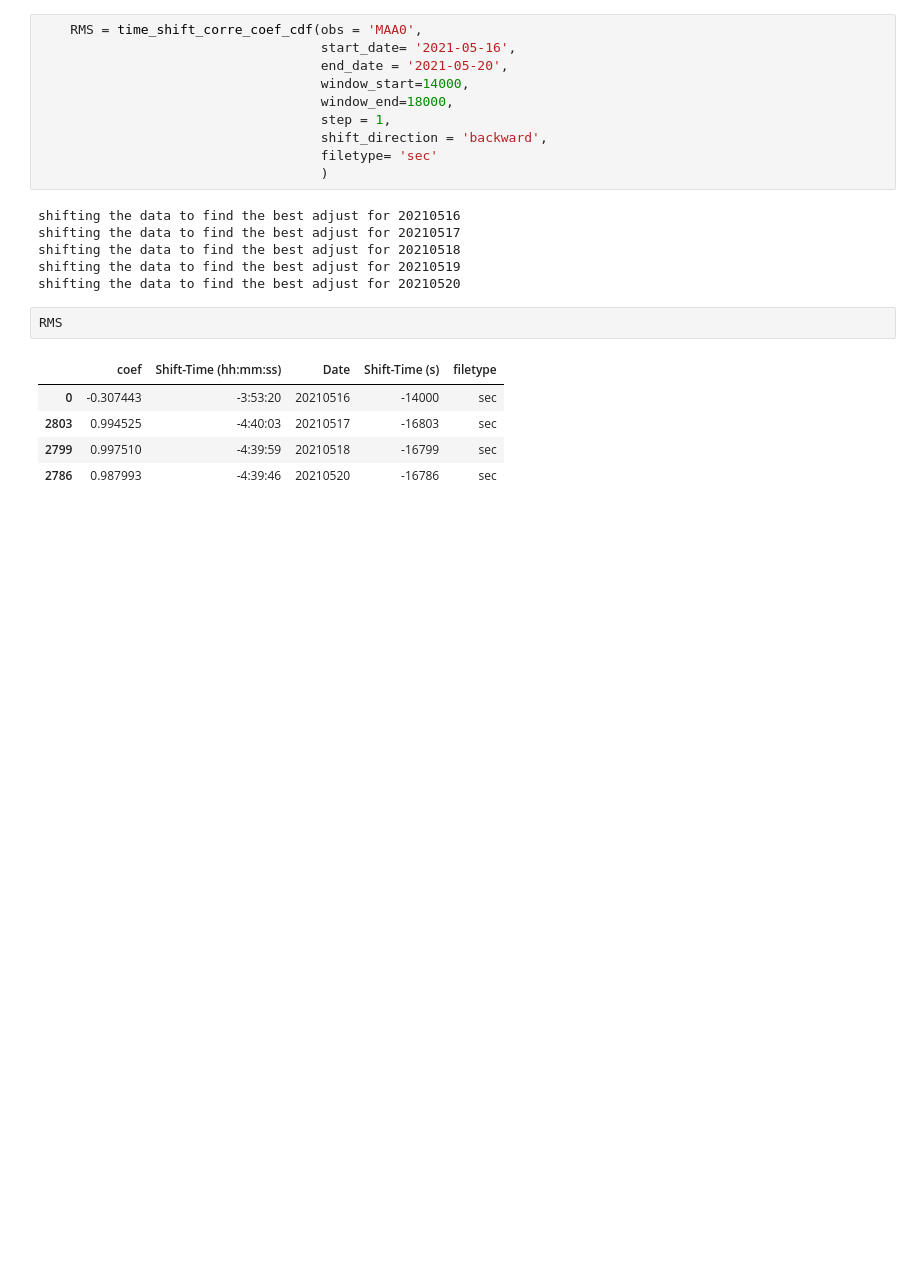
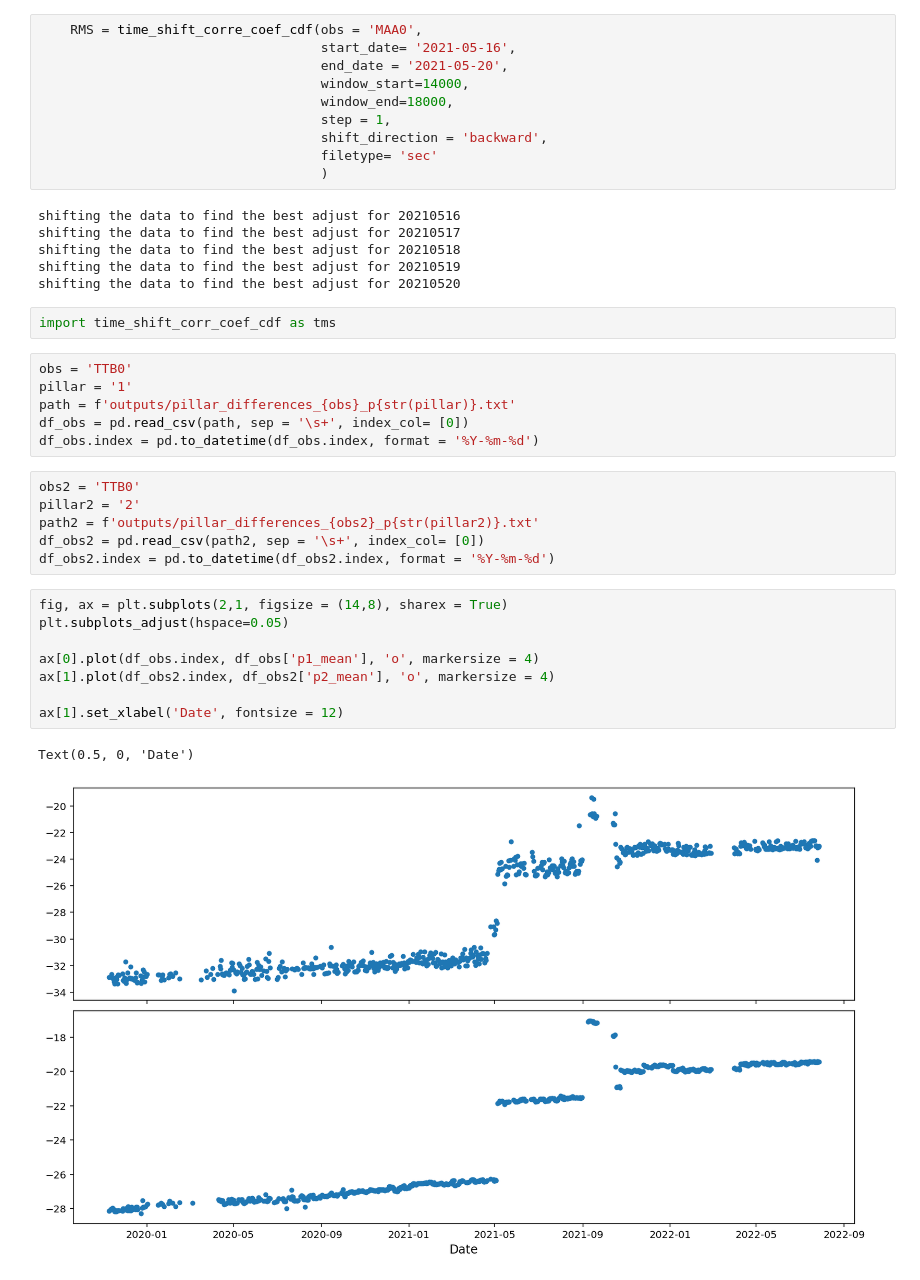
Before and after one commit to marcosv9/Geoomagnetic_observatory_data_processing, a Jupyter notebook: Untitled.ipynb, the cells around one changed output. Cells and saved outputs as stored; diff of their text form; blank space fills up the shorter version.

```diff
--- a/Untitled.ipynb
+++ b/Untitled.ipynb
@@ -186,11 +146,28 @@ shifting the data to find the best adjust for 20210517
 shifting the data to find the best adjust for 20210518
 shifting the data to find the best adjust for 20210519
 shifting the data to find the best adjust for 20210520
-# %%
-RMS
-# %% [output]
-|  | coef | Shift-Time (hh:mm:ss) | Date | Shift-Time (s) | filetype |
-| 0 | -0.307443 | -3:53:20 | 20210516 | -14000 | sec |
-| 2803 | 0.994525 | -4:40:03 | 20210517 | -16803 | sec |
-| 2799 | 0.997510 | -4:39:59 | 20210518 | -16799 | sec |
-| 2786 | 0.987993 | -4:39:46 | 20210520 | -16786 | sec |
+# %%
+import time_shift_corr_coef_cdf as tms
+# %%
+obs = 'TTB0'
+pillar = '1'
+path = f'outputs/pillar_differences_{obs}_p{str(pillar)}.txt'
+df_obs = pd.read_csv(path, sep = '\s+', index_col= [0])
+df_obs.index = pd.to_datetime(df_obs.index, format = '%Y-%m-%d')
+# %%
+obs2 = 'TTB0'
+pillar2 = '2'
+path2 = f'outputs/pillar_differences_{obs2}_p{str(pillar2)}.txt'
+df_obs2 = pd.read_csv(path2, sep = '\s+', index_col= [0])
+df_obs2.index = pd.to_datetime(df_obs2.index, format = '%Y-%m-%d')
+# %%
+fig, ax = plt.subplots(2,1, figsize = (14,8), sharex = True)
+plt.subplots_adjust(hspace=0.05)
+
+ax[0].plot(df_obs.index, df_obs['p1_mean'], 'o', markersize = 4)
+ax[1].plot(df_obs2.index, df_obs2['p2_mean'], 'o', markersize = 4)
+
+ax[1].set_xlabel('Date', fontsize = 12)
+# %% [output]
+Text(0.5, 0, 'Date')
+[figure, added]
```
Also changed, not shown: parts of 7 cells of this notebook, 34 other files.
